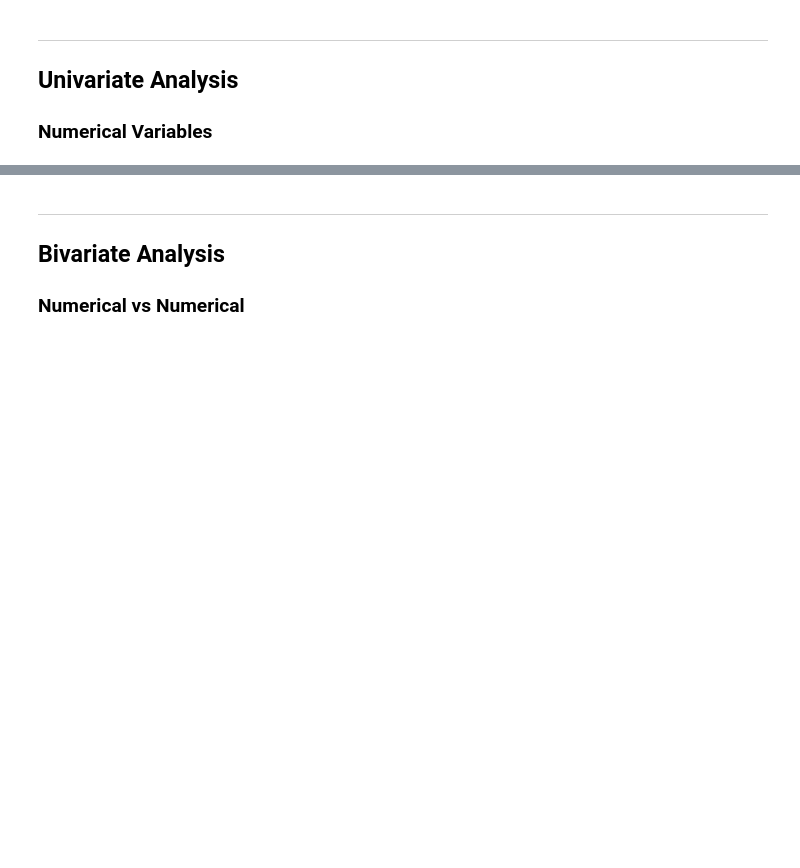
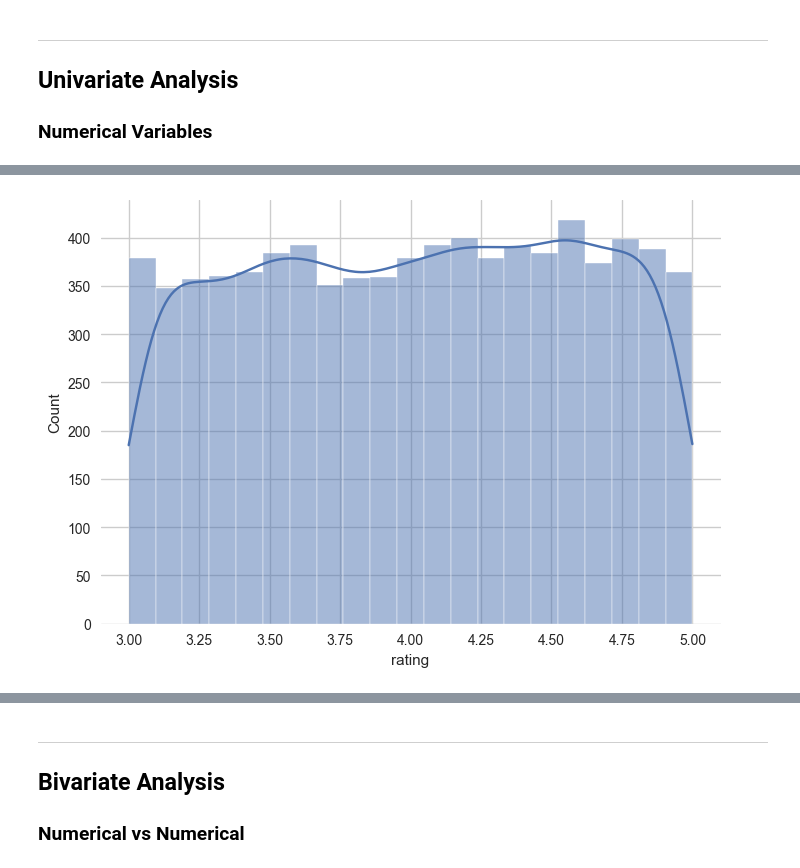
Before and after one commit to ariyan378/Data-Analytics-Ml, a Jupyter notebook: Airbnb-Exploratory-Data-Analysis.ipynb, the cells around one changed output, grey strips where cells are left out. Saved outputs shown, nothing was run; the diff lists cells and outputs as text; code cells hidden in the pictures; blank space fills up the shorter version.

```diff
--- a/Airbnb-Exploratory-Data-Analysis.ipynb
+++ b/Airbnb-Exploratory-Data-Analysis.ipynb
@@ -327,0 +403,5 @@ KeyError: 'age'
+# %%
+sns.histplot(df['rating'] , kde=True)
+plt.show()
+# %% [output]
+[figure, added]
```
Also changed, not shown: parts of 24 cells of this notebook.
